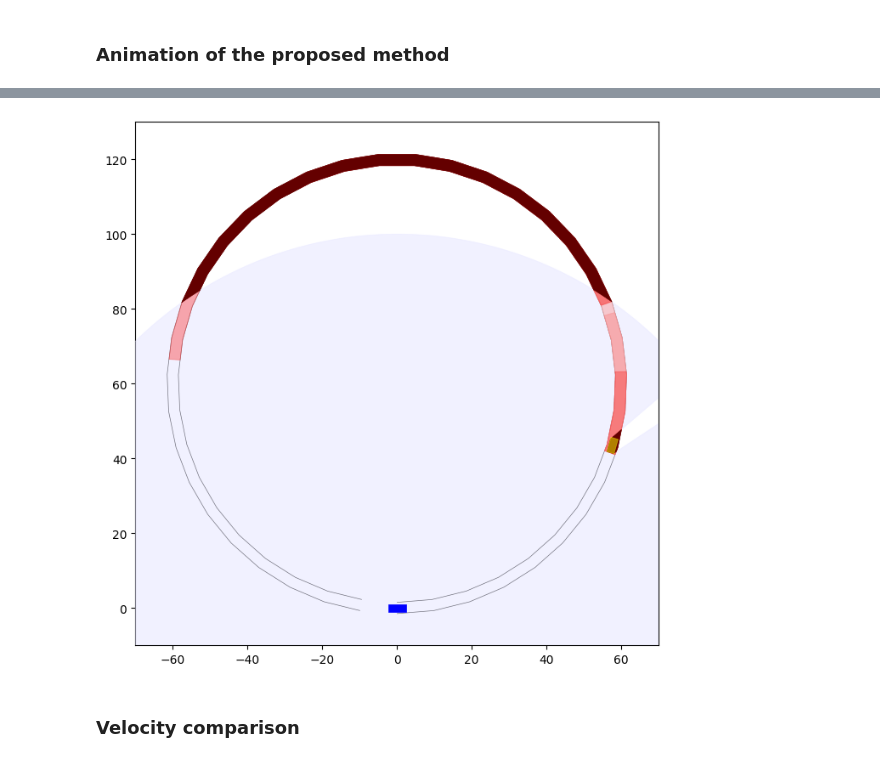
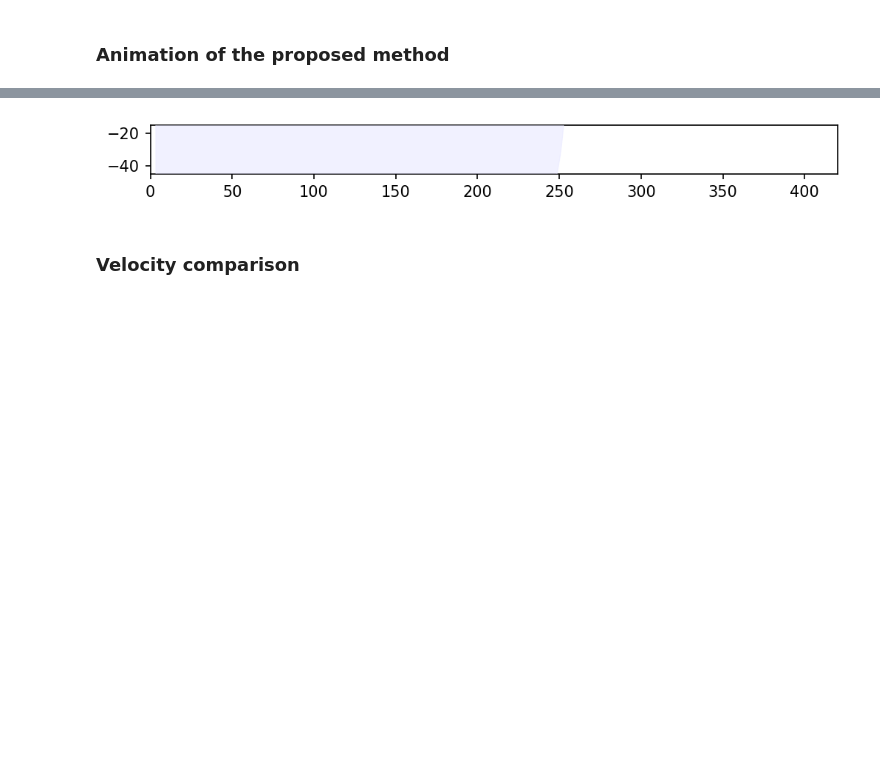
Before and after one commit to haastregt/occlusion_tracking, a Jupyter notebook: single_scenario.ipynb, the cells around one changed output, grey strips where cells are left out. Cells and saved outputs as stored; diff of their text form; code cells hidden in the pictures; blank space fills up the shorter version.

Commit message:
Example unaware traffic jam collision

```diff
--- a/single_scenario.ipynb
+++ b/single_scenario.ipynb
@@ -27,15 +29,0 @@ def plot(time_step, ego_vehicle, scenarios, sensor_views):
-# %%
-# with open("scenario_building/config_recreated.yaml") as file:
-#     config = yaml.load(file, Loader=yaml.FullLoader)
-# scenario1, _ = CommonRoadFileReader("scenario_building/DEU_Ffb-1_4_recreation.xml").open()
-# scenario2, _ = CommonRoadFileReader("scenario_building/DEU_Ffb-1_4_recreation.xml").open()
-
-# with open("scenarios/config_recreated.yaml") as file:
-#     config = yaml.load(file, Loader=yaml.FullLoader)
-# scenario1, _ = CommonRoadFileReader("scenarios/ZAM_Merge-1_1_T-1.xml").open()
-# scenario2, _ = CommonRoadFileReader("scenarios/ZAM_Merge-1_1_T-1.xml").open()
-
-with open("scenarios/config_recreated.yaml") as file:
-    config = yaml.load(file, Loader=yaml.FullLoader)
-scenario1, _ = CommonRoadFileReader("scenarios/Test.xml").open()
-scenario2, _ = CommonRoadFileReader("scenarios/Test.xml").open()
@@ -49,0 +30,19 @@ no_track_vehicle, not_tracked_scenarios, not_tracked_views, not_tracked_shadows
+# %%
+scenario_path = "scenarios/ZAM_trafficjam-1_1_T-1"
+results_folder = "results/"
+
+
+#======================================================#
+with open(scenario_path + ".yaml") as file:
+    config = yaml.load(file, Loader=yaml.FullLoader)
+
+scenario1, _ = CommonRoadFileReader(scenario_path + ".xml").open()
+scenario2, _ = CommonRoadFileReader(scenario_path + ".xml").open()
+
+config['occlusion_params']['velocity_tracking_enabled'] = False
+config['occlusion_params']['velocity_tracking_enabled'] = False
+results_aware = step_simulation(scenario1, config)
+
+config['occlusion_params']['ideal_tracking_enabled'] = True
+config['occlusion_params']['velocity_tracking_enabled'] = True
+results_unaware = step_simulation(scenario2, config, occlusion_aware = False)
@@ -74,12 +84,17 @@ plot(t2, track_vehicle, tracked_scenarios, tracked_views)
 # %%
 from IPython.display import HTML
 
-fig = plt.figure(figsize=(10, 10))
-anim = animation.FuncAnimation(fig, plot, fargs=[track_vehicle, tracked_scenarios, tracked_views], frames=len(tracked_scenarios), interval=100, blit=False)
+fig = plt.figure(figsize=(12, 2), dpi=150)
+anim = animation.FuncAnimation(fig,
+                               plot_result_scenario,
+                               fargs=[results_unaware[0], results_unaware[1], results_unaware[2]],
+                               frames = range(config["simulation_duration"]),
+                               interval = 100,
+                               blit = False)
 HTML(anim.to_html5_video())
 # %% [output]
 [interactive output not drawn]
-[figure, old version]
+[figure, new version]
 # %% [markdown]
 ### Velocity comparison
 # %%
```
Also changed, not shown: parts of 10 cells of this notebook, 4 other files.
